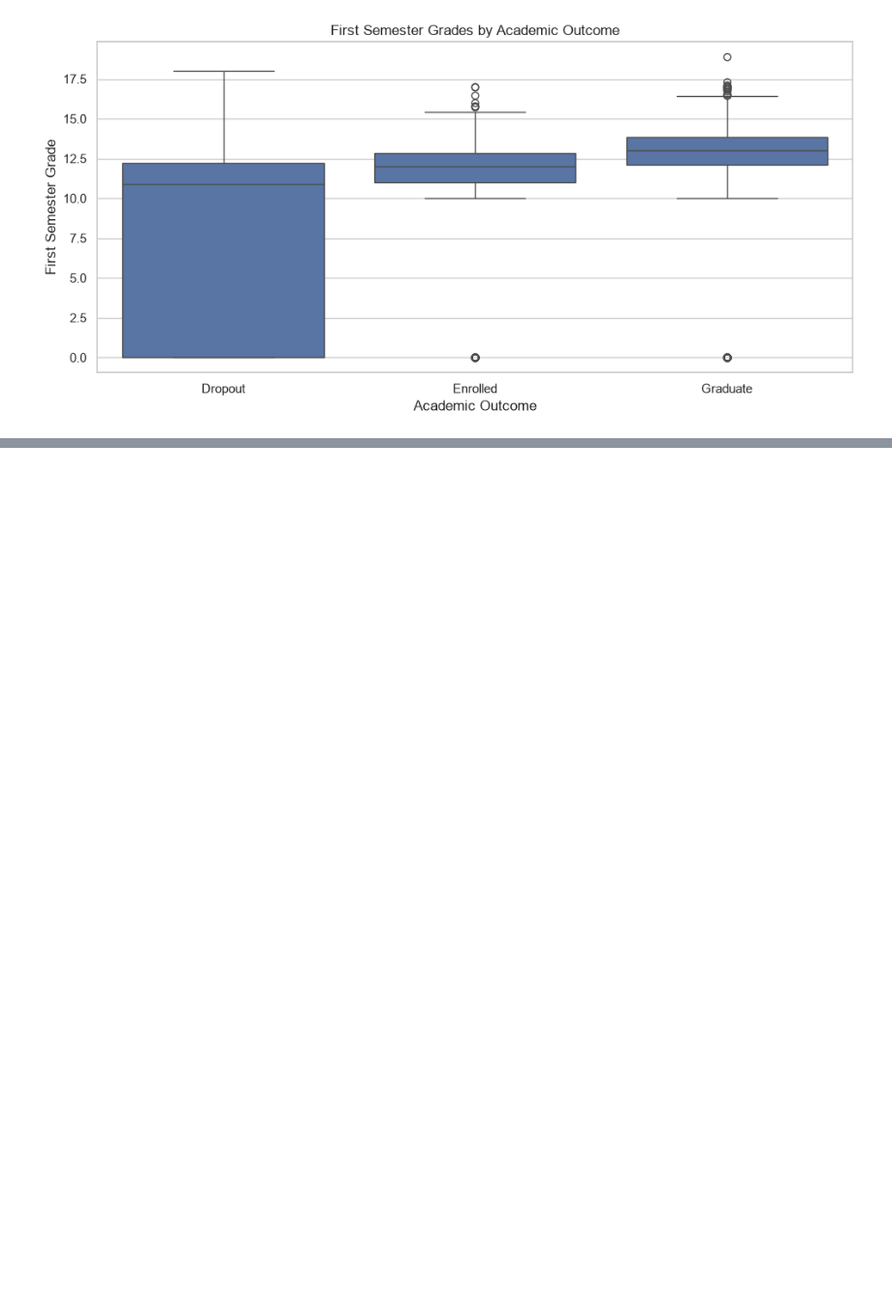
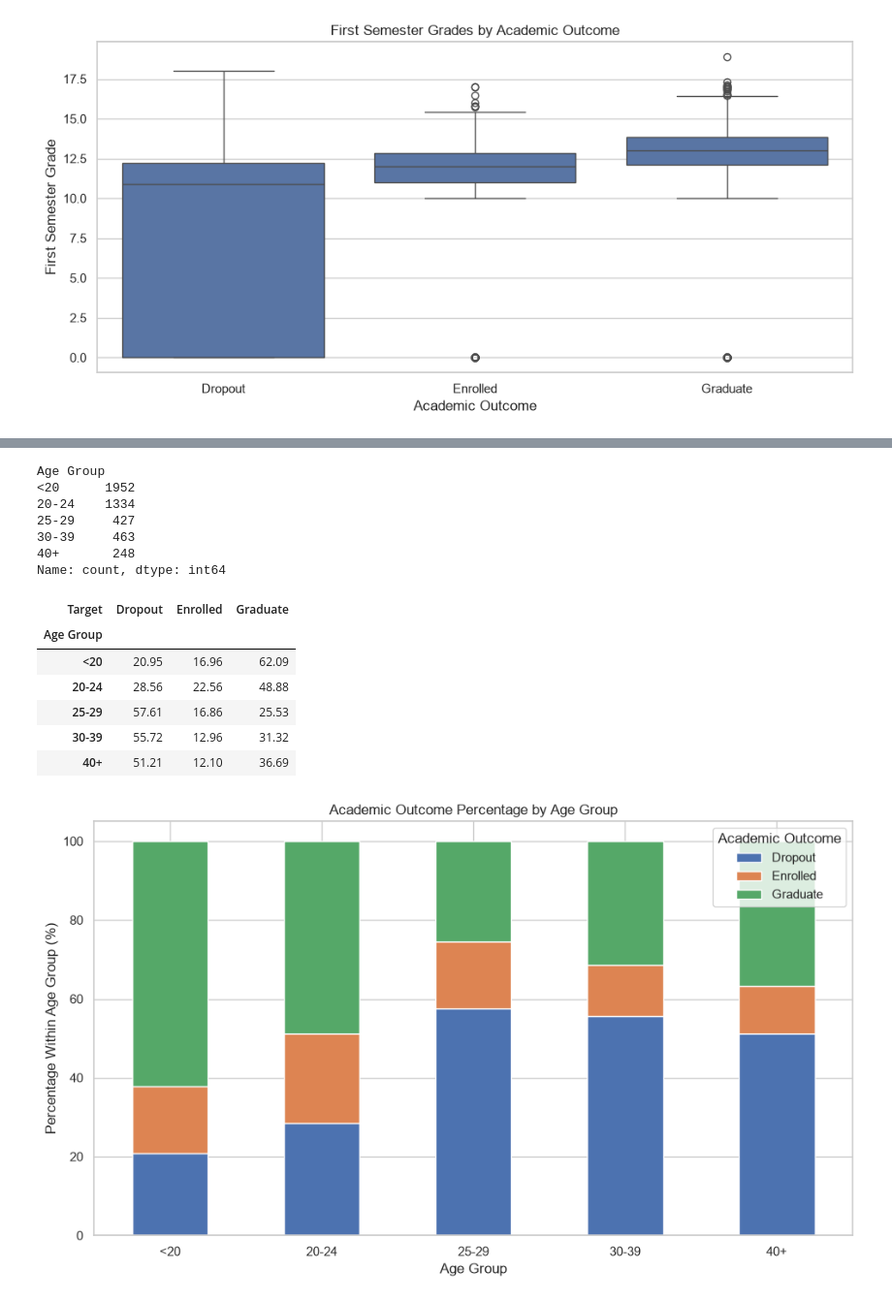
Before and after one commit to mrsegaexplains/IT5022_machine_learning_group_assignment, a Jupyter notebook: notebooks/01_data_exploration.ipynb, the cells around one changed output, grey strips where cells are left out. Shown at 97% size. Cells and saved outputs as stored; diff of their text form; code cells hidden in the pictures; blank space fills up the shorter version.

```diff
--- a/notebooks/01_data_exploration.ipynb
+++ b/notebooks/01_data_exploration.ipynb
@@ -237,0 +336,63 @@ plt.show()
+# %%
+# Create a copy for EDA
+eda_df = df.copy()
+
+# Define age groups
+age_bins = [0, 20, 25, 30, 40, 100]
+age_labels = ["<20", "20-24", "25-29", "30-39", "40+"]
+
+eda_df["Age Group"] = pd.cut(
+    eda_df["Age at enrollment"],
+    bins=age_bins,
+    labels=age_labels,
+    right=False
+)
+
+# Count students in each age group
+age_group_counts = eda_df["Age Group"].value_counts().sort_index()
+
+display(age_group_counts)
+
+# Calculate percentages within each age group
+age_outcome = pd.crosstab(
+    eda_df["Age Group"],
+    eda_df["Target"],
+    normalize="index"
+) * 100
+
+age_outcome = age_outcome.reindex(
+    columns=["Dropout", "Enrolled", "Graduate"]
+)
+
+display(age_outcome.round(2))
+
+# Visualization
+age_outcome.plot(
+    kind="bar",
+    stacked=True,
+    figsize=(10, 6)
+)
+
+plt.title("Academic Outcome Percentage by Age Group")
+plt.xlabel("Age Group")
+plt.ylabel("Percentage Within Age Group (%)")
+plt.xticks(rotation=0)
+plt.legend(title="Academic Outcome")
+plt.tight_layout()
+plt.show()
+# %% [output]
+Age Group
+<20      1952
+20-24    1334
+25-29     427
+30-39     463
+40+       248
+Name: count, dtype: int64
+| Target | Dropout | Enrolled | Graduate |
+| Age Group |  |  |  |
+| <20 | 20.95 | 16.96 | 62.09 |
+| 20-24 | 28.56 | 22.56 | 48.88 |
+| 25-29 | 57.61 | 16.86 | 25.53 |
+| 30-39 | 55.72 | 12.96 | 31.32 |
+| 40+ | 51.21 | 12.10 | 36.69 |
+[figure, added]
```
Also changed, not shown: parts of 20 cells of this notebook.
